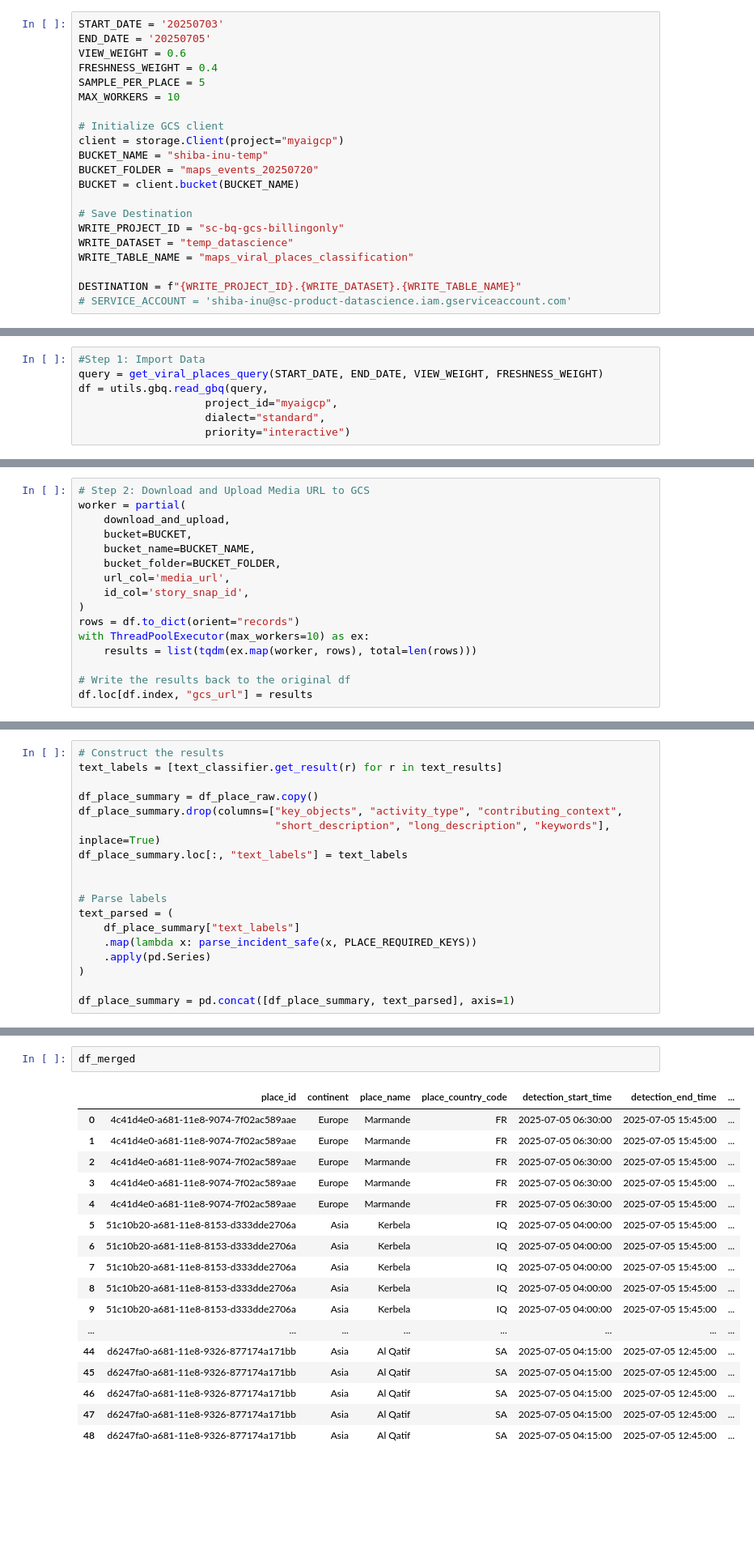
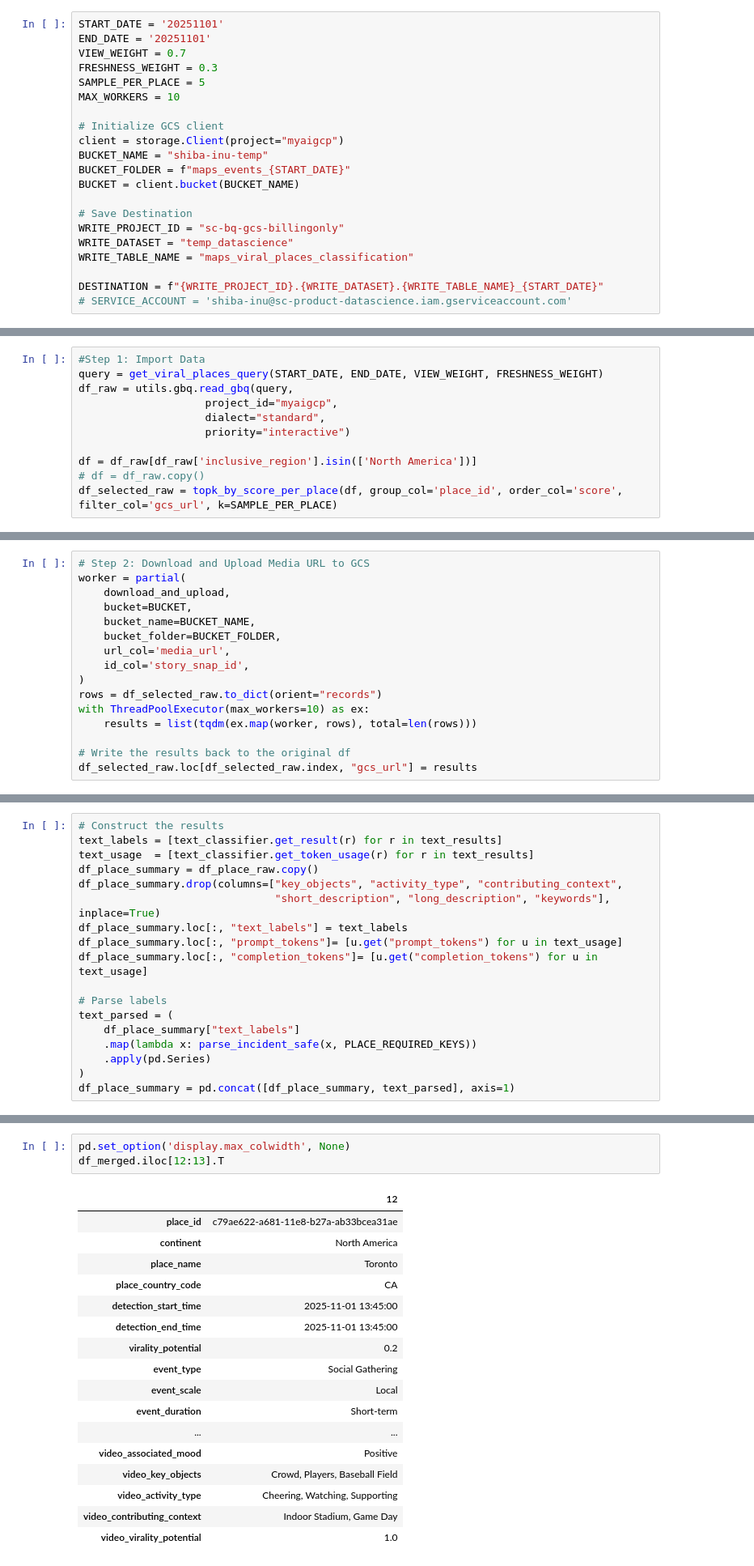
Before and after one commit to wzheng-sc/wzheng-projects, a Jupyter notebook: maps/maps_viral_places_classification.ipynb, the cells around one changed output, grey strips where cells are left out. Shown: that part at 81% size. Cells and saved outputs as stored; diff of their text form; blank space fills up the shorter version.

```diff
--- a/maps/maps_viral_places_classification.ipynb
+++ b/maps/maps_viral_places_classification.ipynb
@@ -51,17 +51,17 @@ configure_logger(level=logging.ERROR)
 # %% [markdown]
 #### Parameters
 # %%
-START_DATE = '20250703'
-END_DATE = '20250705'
-VIEW_WEIGHT = 0.6
-FRESHNESS_WEIGHT = 0.4
+START_DATE = '20251101'
+END_DATE = '20251101'
+VIEW_WEIGHT = 0.7
+FRESHNESS_WEIGHT = 0.3
 SAMPLE_PER_PLACE = 5
 MAX_WORKERS = 10
 
 # Initialize GCS client
 client = storage.Client(project="myaigcp")
 BUCKET_NAME = "shiba-inu-temp"
-BUCKET_FOLDER = "maps_events_20250720"
+BUCKET_FOLDER = f"maps_events_{START_DATE}"
 BUCKET = client.bucket(BUCKET_NAME)
 
 # Save Destination
@@ -69,16 +69,20 @@ WRITE_PROJECT_ID = "sc-bq-gcs-billingonly"
 WRITE_DATASET = "temp_datascience"
 WRITE_TABLE_NAME = "maps_viral_places_classification"
 
-DESTINATION = f"{WRITE_PROJECT_ID}.{WRITE_DATASET}.{WRITE_TABLE_NAME}"
+DESTINATION = f"{WRITE_PROJECT_ID}.{WRITE_DATASET}.{WRITE_TABLE_NAME}_{START_DATE}"
 # SERVICE_ACCOUNT = 'shiba-inu@sc-product-datascience.iam.gserviceaccount.com'
 # %% [markdown]
 #### Import Data and Upload Media URL to GCS
 # %%
 #Step 1: Import Data
 query = get_viral_places_query(START_DATE, END_DATE, VIEW_WEIGHT, FRESHNESS_WEIGHT)
-df = utils.gbq.read_gbq(query,
+df_raw = utils.gbq.read_gbq(query,
                     project_id="myaigcp",
                     dialect="standard",
                     priority="interactive")
+
+df = df_raw[df_raw['inclusive_region'].isin(['North America'])]
+# df = df_raw.copy()
+df_selected_raw = topk_by_score_per_place(df, group_col='place_id', order_col='score', filter_col='gcs_url', k=SAMPLE_PER_PLACE)
 # %% [output]
 WARNING: All log messages before absl::InitializeLog() is called are written to STDERR
@@ -93,9 +101,9 @@ worker = partial(
     url_col='media_url',
     id_col='story_snap_id',
 )
-rows = df.to_dict(orient="records")
+rows = df_selected_raw.to_dict(orient="records")
 with ThreadPoolExecutor(max_workers=10) as ex:
     results = list(tqdm(ex.map(worker, rows), total=len(rows)))
 
 # Write the results back to the original df
-df.loc[df.index, "gcs_url"] = results
+df_selected_raw.loc[df_selected_raw.index, "gcs_url"] = results
@@ -203,12 +183,13 @@ text_results = thread_map(text_classifier.classify, df_place_raw.to_dict("record
 # %%
 # Construct the results
 text_labels = [text_classifier.get_result(r) for r in text_results]
-
+text_usage  = [text_classifier.get_token_usage(r) for r in text_results]
 df_place_summary = df_place_raw.copy()
 df_place_summary.drop(columns=["key_objects", "activity_type", "contributing_context",
                                "short_description", "long_description", "keywords"], inplace=True)
 df_place_summary.loc[:, "text_labels"] = text_labels
-
+df_place_summary.loc[:, "prompt_tokens"]= [u.get("prompt_tokens") for u in text_usage]
+df_place_summary.loc[:, "completion_tokens"]= [u.get("completion_tokens") for u in text_usage]
 
 # Parse labels
 text_parsed = (
@@ -216,5 +197,4 @@ text_parsed = (
     .map(lambda x: parse_incident_safe(x, PLACE_REQUIRED_KEYS))
     .apply(pd.Series)
 )
-
 df_place_summary = pd.concat([df_place_summary, text_parsed], axis=1)
@@ -236,20 +228,21 @@ print(f"`{DESTINATION}` was created successfully!")
 # %%
-df_merged
+pd.set_option('display.max_colwidth', None)
+df_merged.iloc[12:13].T
 # %% [output]
-|  | place_id | continent | place_name | place_country_code | detection_start_time | detection_end_time | ... |
-| 0 | 4c41d4e0-a681-11e8-9074-7f02ac589aae | Europe | Marmande | FR | 2025-07-05 06:30:00 | 2025-07-05 15:45:00 | ... |
-| 1 | 4c41d4e0-a681-11e8-9074-7f02ac589aae | Europe | Marmande | FR | 2025-07-05 06:30:00 | 2025-07-05 15:45:00 | ... |
-| 2 | 4c41d4e0-a681-11e8-9074-7f02ac589aae | Europe | Marmande | FR | 2025-07-05 06:30:00 | 2025-07-05 15:45:00 | ... |
-| 3 | 4c41d4e0-a681-11e8-9074-7f02ac589aae | Europe | Marmande | FR | 2025-07-05 06:30:00 | 2025-07-05 15:45:00 | ... |
-| 4 | 4c41d4e0-a681-11e8-9074-7f02ac589aae | Europe | Marmande | FR | 2025-07-05 06:30:00 | 2025-07-05 15:45:00 | ... |
-| 5 | 51c10b20-a681-11e8-8153-d333dde2706a | Asia | Kerbela | IQ | 2025-07-05 04:00:00 | 2025-07-05 15:45:00 | ... |
-| 6 | 51c10b20-a681-11e8-8153-d333dde2706a | Asia | Kerbela | IQ | 2025-07-05 04:00:00 | 2025-07-05 15:45:00 | ... |
-| 7 | 51c10b20-a681-11e8-8153-d333dde2706a | Asia | Kerbela | IQ | 2025-07-05 04:00:00 | 2025-07-05 15:45:00 | ... |
-| 8 | 51c10b20-a681-11e8-8153-d333dde2706a | Asia | Kerbela | IQ | 2025-07-05 04:00:00 | 2025-07-05 15:45:00 | ... |
-| 9 | 51c10b20-a681-11e8-8153-d333dde2706a | Asia | Kerbela | IQ | 2025-07-05 04:00:00 | 2025-07-05 15:45:00 | ... |
-| ... | ... | ... | ... | ... | ... | ... | ... |
-| 44 | d6247fa0-a681-11e8-9326-877174a171bb | Asia | Al Qatif | SA | 2025-07-05 04:15:00 | 2025-07-05 12:45:00 | ... |
-| 45 | d6247fa0-a681-11e8-9326-877174a171bb | Asia | Al Qatif | SA | 2025-07-05 04:15:00 | 2025-07-05 12:45:00 | ... |
-| 46 | d6247fa0-a681-11e8-9326-877174a171bb | Asia | Al Qatif | SA | 2025-07-05 04:15:00 | 2025-07-05 12:45:00 | ... |
-| 47 | d6247fa0-a681-11e8-9326-877174a171bb | Asia | Al Qatif | SA | 2025-07-05 04:15:00 | 2025-07-05 12:45:00 | ... |
-| 48 | d6247fa0-a681-11e8-9326-877174a171bb | Asia | Al Qatif | SA | 2025-07-05 04:15:00 | 2025-07-05 12:45:00 | ... |
+|  | 12 |
+| place_id | c79ae622-a681-11e8-b27a-ab33bcea31ae |
+| continent | North America |
+| place_name | Toronto |
+| place_country_code | CA |
+| detection_start_time | 2025-11-01 13:45:00 |
+| detection_end_time | 2025-11-01 13:45:00 |
+| virality_potential | 0.2 |
+| event_type | Social Gathering |
+| event_scale | Local |
+| event_duration | Short-term |
+| ... | ... |
+| video_associated_mood | Positive |
+| video_key_objects | Crowd, Players, Baseball Field |
+| video_activity_type | Cheering, Watching, Supporting |
+| video_contributing_context | Indoor Stadium, Game Day |
+| video_virality_potential | 1.0 |
```
Also changed, not shown: parts of 9 cells of this notebook, 4 other files.
